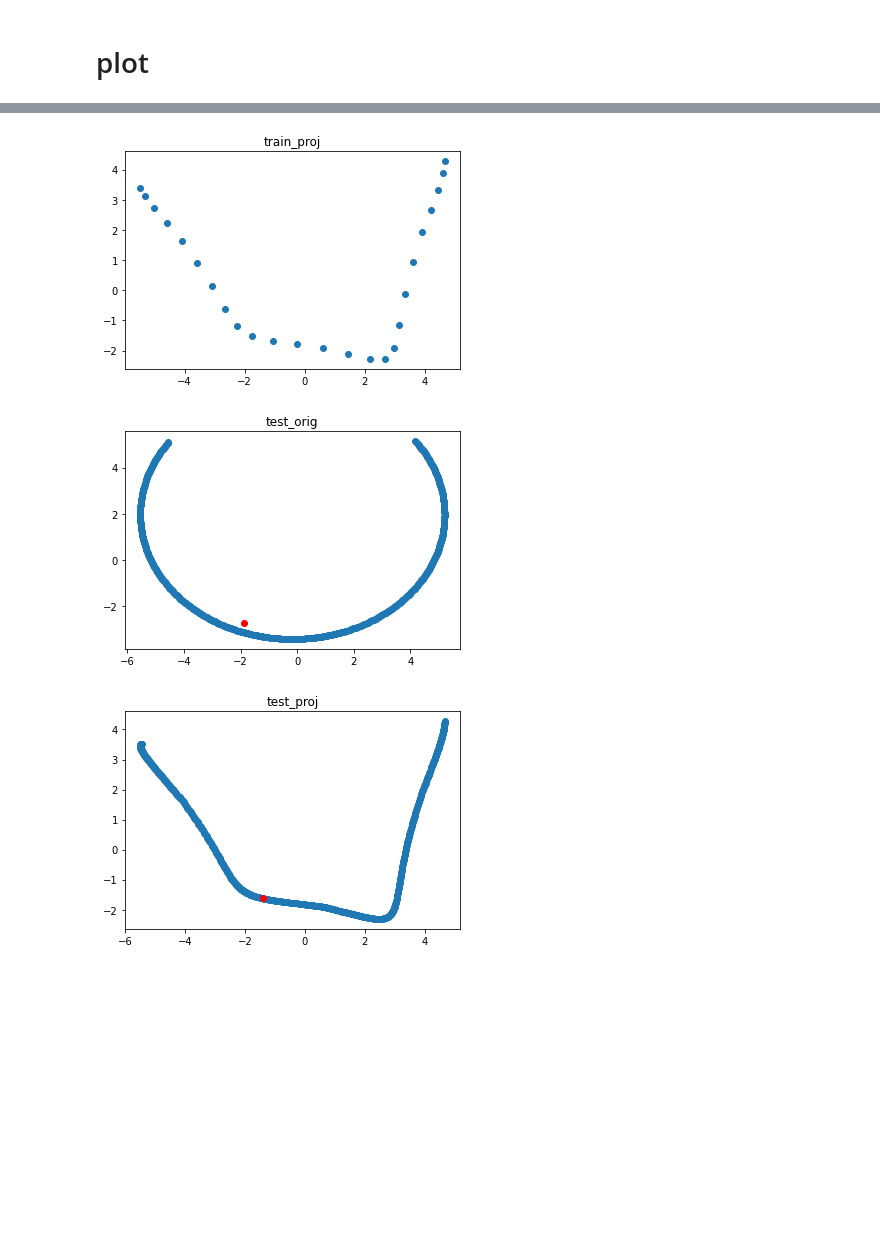
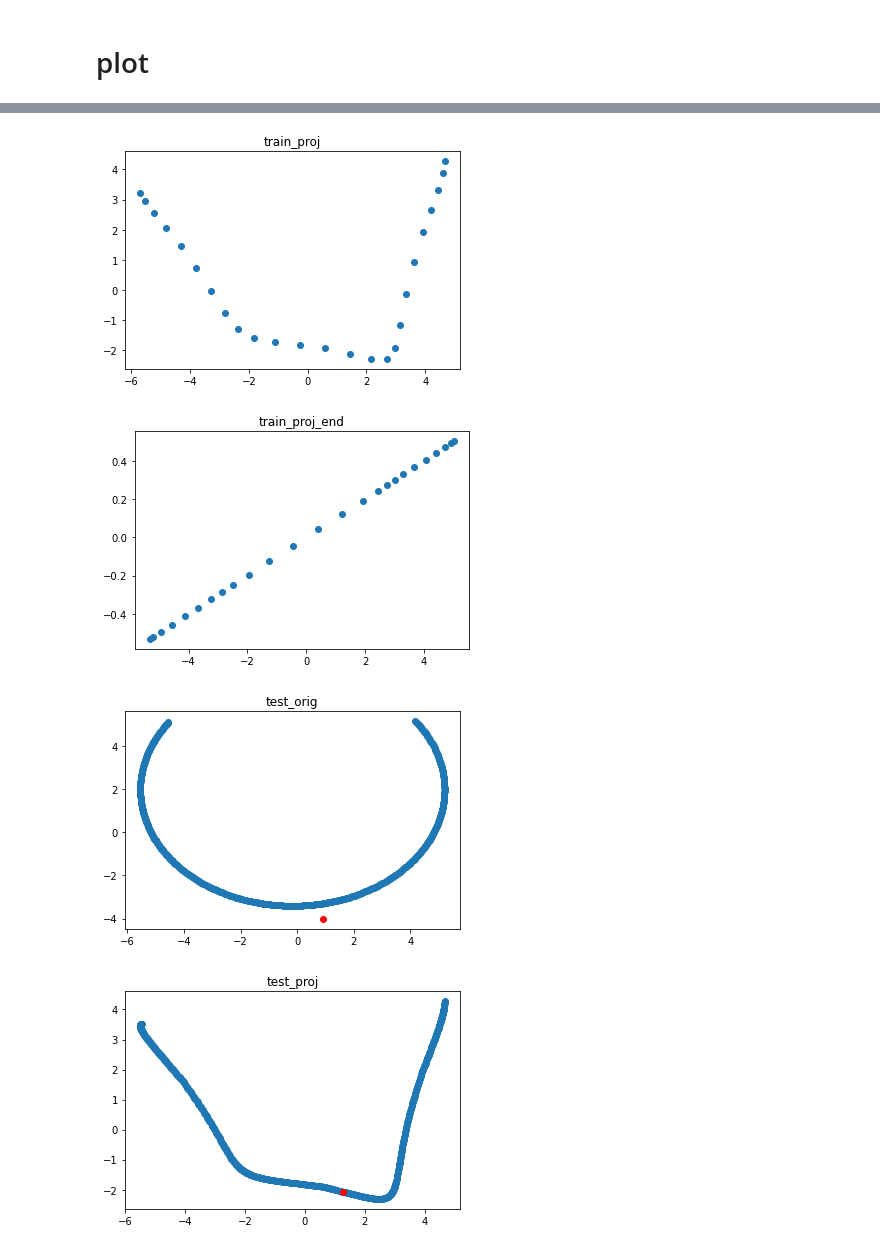
Before and after one commit to michael-psenka/manifold-linearization, a Jupyter notebook: test_files/cc_test.ipynb, the cells around one changed output, grey strips where cells are left out. Cells and saved outputs as stored; diff of their text form; code cells hidden in the pictures; blank space fills up the shorter version.

```diff
--- a/test_files/cc_test.ipynb
+++ b/test_files/cc_test.ipynb
@@ -11,0 +28,8 @@ import torch.optim as optim
+# %%
+hi = Manifold(D=3, d=2, curvature=0.5, n_basis=5)
+X = hi.generateSample(N=500000, uniform=True)
+
+pointclud = X.T.detach().numpy()
+pcd = o3d.geometry.PointCloud()
+pcd.points = o3d.utility.Vector3dVector(pointclud)
+o3d.visualization.draw_geometries([pcd])
@@ -375,7 +416,7 @@ Z_new = np.zeros(Z.shape)
 for i in range(n):
 	z_vec = Z[:,[i]]
 	# compute local components
-	proj1 = A1_proj@z_vec + -2*u1
+	proj1 = A1_proj@z_vec + 2.3*u1
 	proj2 = A2_proj@z_vec + alpha2*u2
 	proj3 = A3_proj@z_vec + alpha3*u3
 	# softmax
@@ -396,6 +437,14 @@ plt.title('train_orig')
 plt.show()
 plt.scatter(Z_new[0,:], Z_new[1,:])
 plt.title('train_proj')
+plt.show()
+
+u_proj = np.array([-0.1,1]).reshape((2,1))
+u_proj = u_proj / np.linalg.norm(u_proj)
+
+Z_new_new = Z_new - u_proj@u_proj.T@Z_new
+plt.scatter(Z_new_new[0,:], Z_new_new[1,:])
+plt.title('train_proj_end')
 plt.show()
 
 scale=2
@@ -425,7 +474,7 @@ plt.show()
 for i in range(n_test):
 	z_vec = Z_test[:,[i]]
 	# compute local components
-	proj1 = A1_proj@z_vec -2*u1
+	proj1 = A1_proj@z_vec + 2*u1
 	proj2 = A2_proj@z_vec + alpha2*u2
 	proj3 = A3_proj@z_vec + alpha3*u3
 	# softmax
@@ -444,7 +493,7 @@ for i in range(n_test):
 # test point map
 z_vec = test_point
 # compute local components
-proj1 = A1_proj@z_vec -2*u1
+proj1 = A1_proj@z_vec + 2.3*u1
 proj2 = A2_proj@z_vec + alpha2*u2
 proj3 = A3_proj@z_vec + alpha3*u3
 # softmax
@@ -454,33 +503,34 @@ dist3 = np.linalg.norm(z_vec - v3)
 
 probs = np.array([np.exp(-gamma*dist1), np.exp(-gamma*dist2), np.exp(-gamma*dist3)])
 probs = probs/probs.sum()
 
 z_new = proj1*probs[0] + proj2*probs[1] + proj3*probs[2]
 f_test = z_new
 
 plt.scatter(Z_test[0,:], Z_test[1,:])
 plt.scatter(f_test[0,:], f_test[1,:], color='red')
 plt.title('test_proj')
 plt.show()
 # %% [output]
 [0.9160609 0.0542517 0.0296874]
 [0.93651615 0.04541842 0.01806543]
 [0.95012564 0.03862679 0.01124757]
 [0.95927607 0.03351178 0.00721215]
 [0.96546808 0.02974424 0.00478769]
 [0.92543584 0.0664506  0.00811357]
 [0.84254679 0.14390616 0.01354705]
 [0.69333333 0.2855586  0.02110807]
 [0.48562011 0.48562011 0.02875979]
 [0.28202854 0.68476239 0.03320907]
 [0.14098686 0.82545477 0.03355837]
 [0.06487947 0.90355532 0.03156521]
 ... (9 lines left out)
 [0.00721215 0.03351178 0.95927607]
 [0.01124757 0.03862679 0.95012564]
 [0.01806543 0.04541842 0.93651615]
 [0.0296874 0.0542517 0.9160609]
 [figure]
-[figure, old version]
+[figure, new version]
-[figure, old version]
+[figure, new version]
-[figure, old version]
+[figure, new version]
+[figure, added]
```
Also changed, not shown: parts of 7 cells of this notebook, 3 other files.
